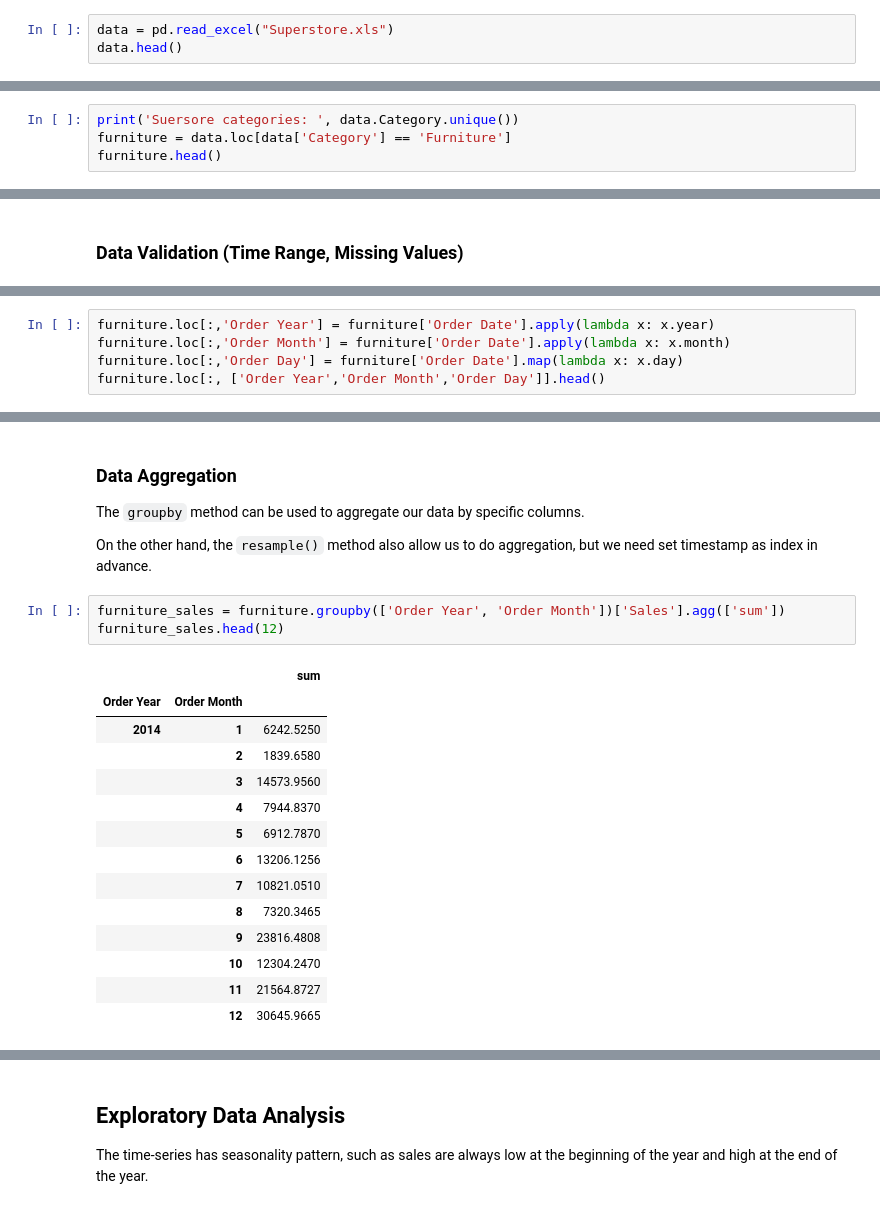
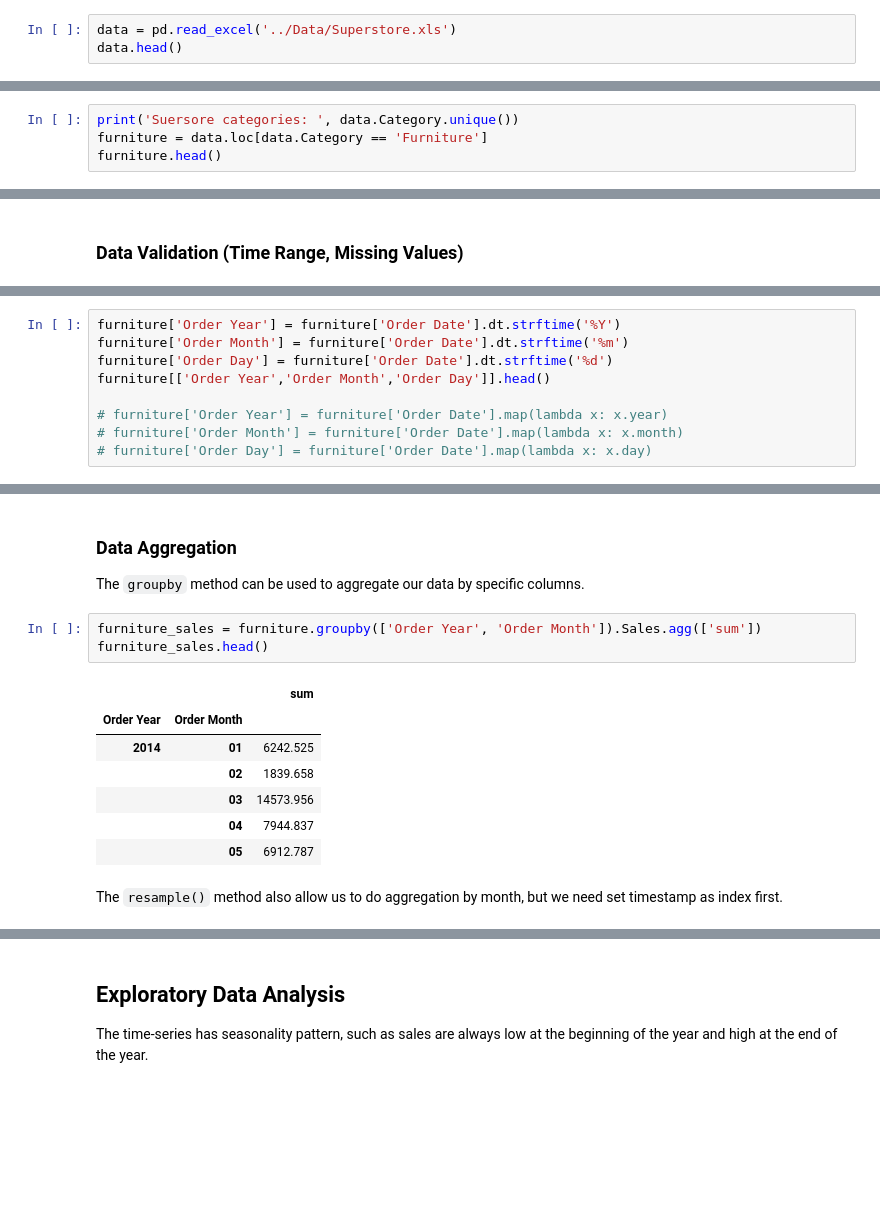
Before and after one commit to Jay4869/Data-Science, a Jupyter notebook: Time Series/Time Series Analysis in statsmodels.ipynb, the cells around one changed output, grey strips where cells are left out. Drawn from its saved outputs; the diff is of its cells as text; blank space fills up the shorter version.

```diff
--- a/Time Series/Time Series Analysis in statsmodels.ipynb
+++ b/Time Series/Time Series Analysis in statsmodels.ipynb
@@ -14,7 +14,7 @@ sns.set(style="whitegrid")
 # %% [markdown]
 ## Loading Superstore Sales Data
 # %%
-data = pd.read_excel("Superstore.xls")
+data = pd.read_excel('../Data/Superstore.xls')
 data.head()
 # %% [output]
 |  | Row ID | Order ID | Order Date | Ship Date | Ship Mode | Customer ID | Customer Name | Segment | Country | ... |
@@ -33,6 +36,6 @@ First thing first, there are several categories in the Superstore sales data, we
 # %%
 print('Suersore categories: ', data.Category.unique())
-furniture = data.loc[data['Category'] == 'Furniture']
+furniture = data.loc[data.Category == 'Furniture']
 furniture.head()
 # %% [output]
 Suersore categories:  ['Furniture' 'Office Supplies' 'Technology']
@@ -80,8 +67,12 @@ The `map()` method only works on a pandas series where type of operation to be a
 # %%
-furniture.loc[:,'Order Year'] = furniture['Order Date'].apply(lambda x: x.year)
-furniture.loc[:,'Order Month'] = furniture['Order Date'].apply(lambda x: x.month)
-furniture.loc[:,'Order Day'] = furniture['Order Date'].map(lambda x: x.day)
-furniture.loc[:, ['Order Year','Order Month','Order Day']].head()
+furniture['Order Year'] = furniture['Order Date'].dt.strftime('%Y')
+furniture['Order Month'] = furniture['Order Date'].dt.strftime('%m')
+furniture['Order Day'] = furniture['Order Date'].dt.strftime('%d')
+furniture[['Order Year','Order Month','Order Day']].head()
+
+# furniture['Order Year'] = furniture['Order Date'].map(lambda x: x.year)
+# furniture['Order Month'] = furniture['Order Date'].map(lambda x: x.month)
+# furniture['Order Day'] = furniture['Order Date'].map(lambda x: x.day)
 # %% [output]
 A value is trying to be set on a copy of a slice from a DataFrame.
 Try using .loc[row_indexer,col_indexer] = value instead
@@ -103,24 +99,17 @@ See the caveats in the documentation: http://pandas.pydata.org/pandas-docs/stabl
 ### Data Aggregation
 
 The `groupby` method can be used to aggregate our data by specific columns.
-
-On the other hand, the `resample()` method also allow us to do aggregation, but we need set timestamp as index in advance.
 # %%
-furniture_sales = furniture.groupby(['Order Year', 'Order Month'])['Sales'].agg(['sum'])
-furniture_sales.head(12)
+furniture_sales = furniture.groupby(['Order Year', 'Order Month']).Sales.agg(['sum'])
+furniture_sales.head()
 # %% [output]
 |  |  | sum |
 | Order Year | Order Month |  |
-| 2014 | 1 | 6242.5250 |
-|  | 2 | 1839.6580 |
-|  | 3 | 14573.9560 |
-|  | 4 | 7944.8370 |
-|  | 5 | 6912.7870 |
-|  | 6 | 13206.1256 |
-|  | 7 | 10821.0510 |
-|  | 8 | 7320.3465 |
-|  | 9 | 23816.4808 |
-|  | 10 | 12304.2470 |
-|  | 11 | 21564.8727 |
-|  | 12 | 30645.9665 |
+| 2014 | 01 | 6242.525 |
+|  | 02 | 1839.658 |
+|  | 03 | 14573.956 |
+|  | 04 | 7944.837 |
+|  | 05 | 6912.787 |
+# %% [markdown]
+The `resample()` method also allow us to do aggregation by month, but we need set timestamp as index first.
 # %%
```
Also changed, not shown: parts of 25 cells of this notebook.
